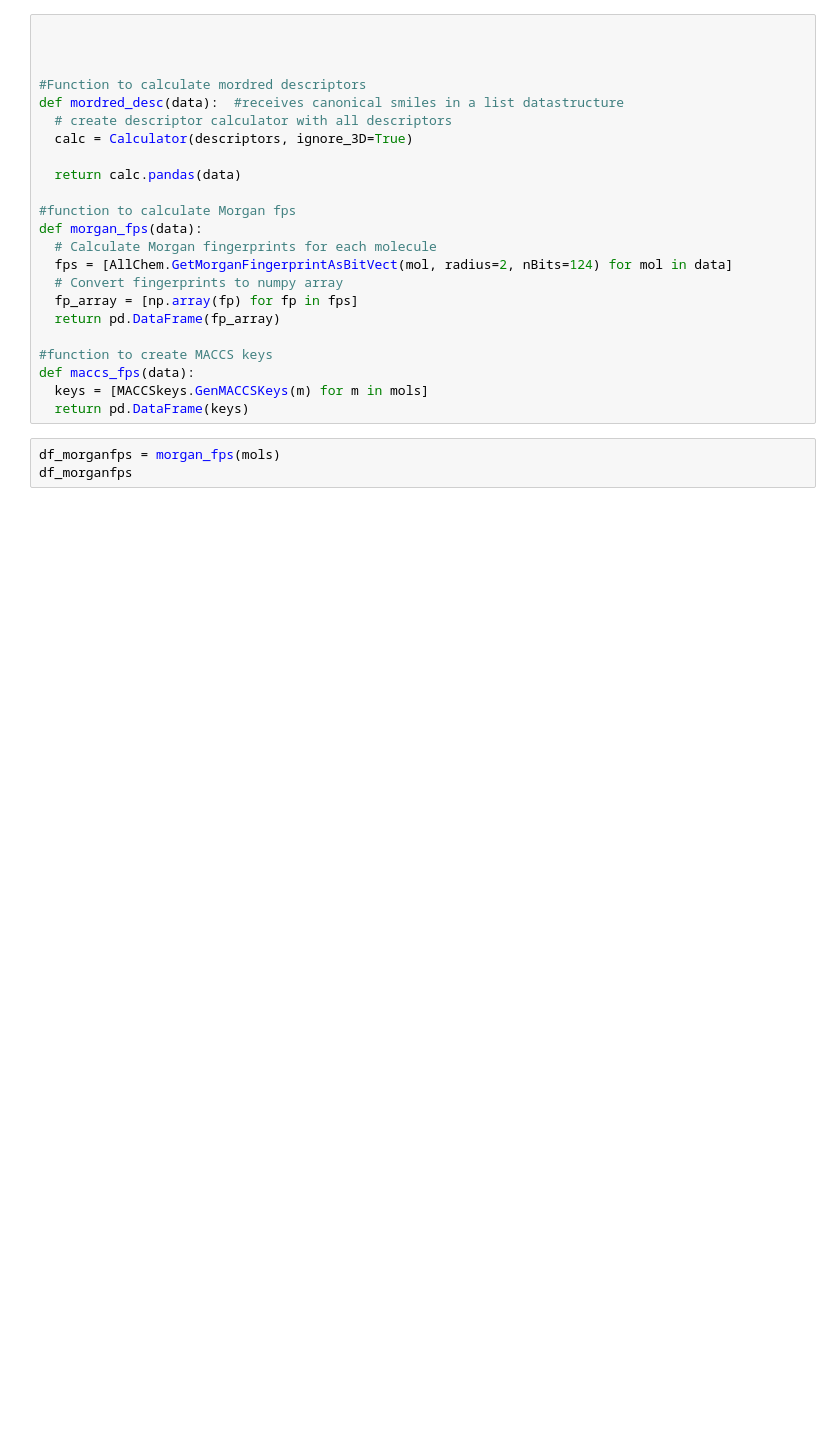
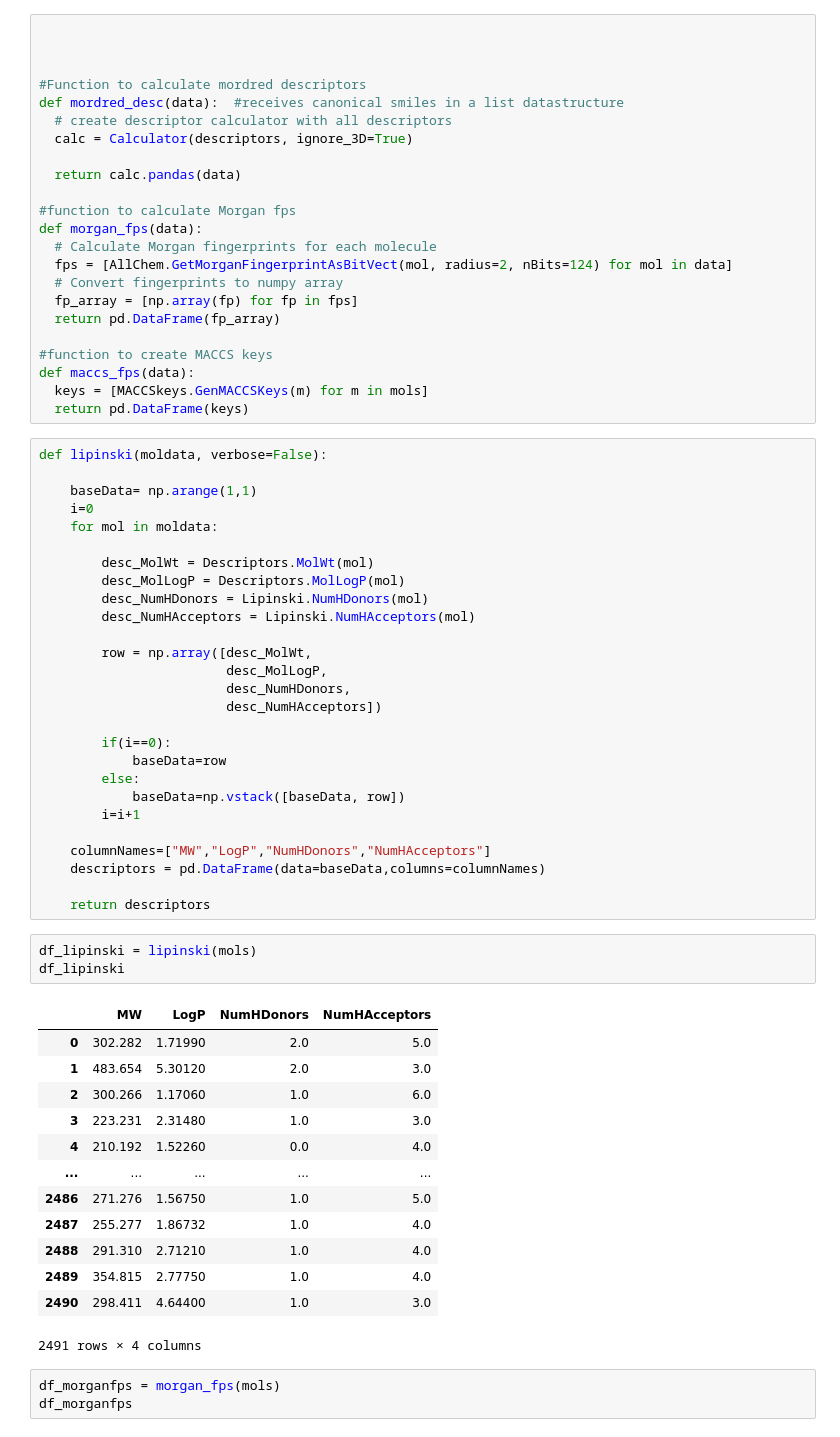
Before and after one commit to EugeneLamptey/VP16, a Jupyter notebook: FinalYearProject.ipynb, the cells around one changed output. Drawn from its saved outputs; the diff is of its cells as text; blank space fills up the shorter version.

Commit message:
added Lipinski descriptors

```diff
--- a/FinalYearProject.ipynb
+++ b/FinalYearProject.ipynb
@@ -234,6 +234,50 @@ def morgan_fps(data):
 def maccs_fps(data):
   keys = [MACCSkeys.GenMACCSKeys(m) for m in mols]
   return pd.DataFrame(keys)
+# %%
+def lipinski(moldata, verbose=False):
+
+    baseData= np.arange(1,1)
+    i=0
+    for mol in moldata:
+
+        desc_MolWt = Descriptors.MolWt(mol)
+        desc_MolLogP = Descriptors.MolLogP(mol)
+        desc_NumHDonors = Lipinski.NumHDonors(mol)
+        desc_NumHAcceptors = Lipinski.NumHAcceptors(mol)
+
+        row = np.array([desc_MolWt,
+                        desc_MolLogP,
+                        desc_NumHDonors,
+                        desc_NumHAcceptors])
+
+        if(i==0):
+            baseData=row
+        else:
+            baseData=np.vstack([baseData, row])
+        i=i+1
+
+    columnNames=["MW","LogP","NumHDonors","NumHAcceptors"]
+    descriptors = pd.DataFrame(data=baseData,columns=columnNames)
+
+    return descriptors
+# %%
+df_lipinski = lipinski(mols)
+df_lipinski
+# %% [output]
+|  | MW | LogP | NumHDonors | NumHAcceptors |
+| 0 | 302.282 | 1.71990 | 2.0 | 5.0 |
+| 1 | 483.654 | 5.30120 | 2.0 | 3.0 |
+| 2 | 300.266 | 1.17060 | 1.0 | 6.0 |
+| 3 | 223.231 | 2.31480 | 1.0 | 3.0 |
+| 4 | 210.192 | 1.52260 | 0.0 | 4.0 |
+| ... | ... | ... | ... | ... |
+| 2486 | 271.276 | 1.56750 | 1.0 | 5.0 |
+| 2487 | 255.277 | 1.86732 | 1.0 | 4.0 |
+| 2488 | 291.310 | 2.71210 | 1.0 | 4.0 |
+| 2489 | 354.815 | 2.77750 | 1.0 | 4.0 |
+| 2490 | 298.411 | 4.64400 | 1.0 | 3.0 |
+2491 rows × 4 columns
 # %%
 df_morganfps = morgan_fps(mols)
 df_morganfps
```
Also changed, not shown: parts of 2 cells of this notebook.
